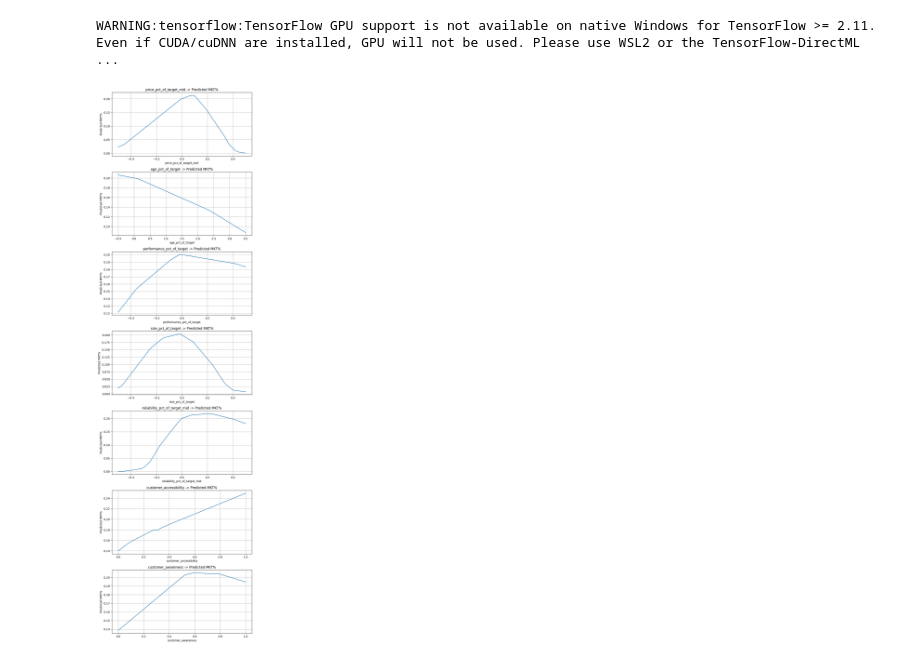
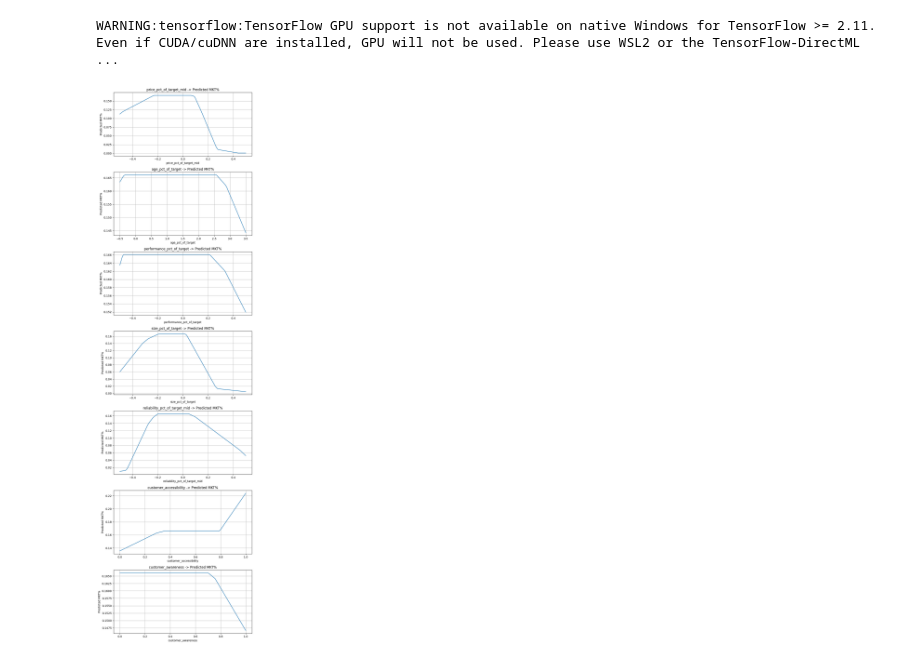
Before and after one commit to GrantKincaid/capsim_model, a Jupyter notebook: model.ipynb, the cells around one changed output. Saved outputs shown, nothing was run; the diff lists cells and outputs as text; code cells hidden in the pictures.

```diff
--- a/model.ipynb
+++ b/model.ipynb
@@ -304,7 +303,7 @@ num_cols = [
 
 
 base_sample = {
-    "category_code": 3,
+    "category_code": 1,
     "price_pct_of_target_mid": 0.00,
     "age_pct_of_target": 0.00,
     "performance_pct_of_target": 0.00,
@@ -350,33 +349,33 @@ def plot_feature_sweeps_fast(model, base_sample, num_cols, feature_ranges, num_p
         row_end = row_start + num_points
         x_num[row_start:row_end, i] = sweep_vals
         row_start = row_end
 
     # One prediction call instead of hundreds
     preds = model.predict(
         {"numeric_features": x_num, "category": x_cat},
         verbose=0
     ).reshape(-1)
 
     # Plot
     fig, axes = plt.subplots(n_features, 1, figsize=(8, 4 * n_features), squeeze=False)
     axes = axes.ravel()
 
     row_start = 0
     for ax, feature in zip(axes, num_cols):
         row_end = row_start + num_points
         ax.plot(sweep_map[feature], preds[row_start:row_end])
         ax.set_title(f"{feature} -> Predicted MKT%")
         ax.set_xlabel(feature)
         ax.set_ylabel("Predicted MKT%")
         ax.grid(True)
         row_start = row_end
 
     plt.tight_layout()
     plt.show()
 
 
 plot_feature_sweeps_fast(model, base_sample, num_cols, feature_ranges, num_points=100)
 # %% [output]
-[figure, old version]
+[figure, new version]
 # %%
 model.save("models/v8.keras")
```
Also changed, not shown: parts of 1 cell of this notebook, 3 other files.
